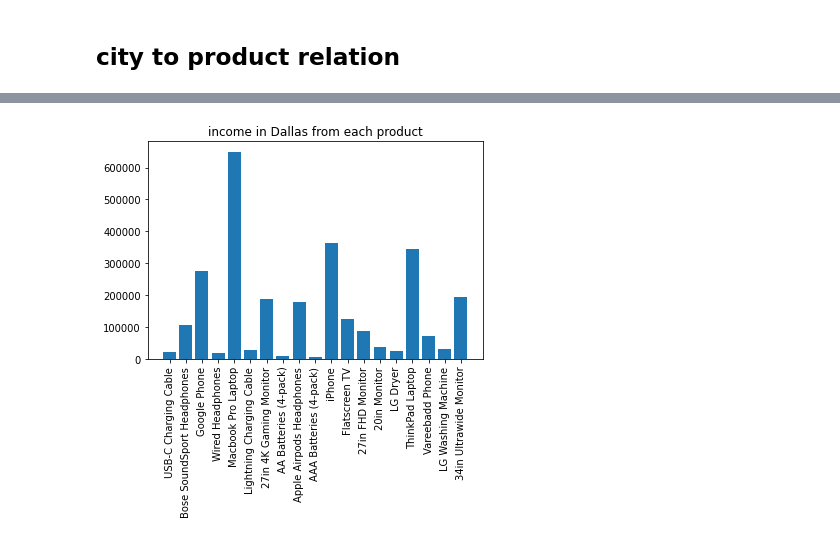
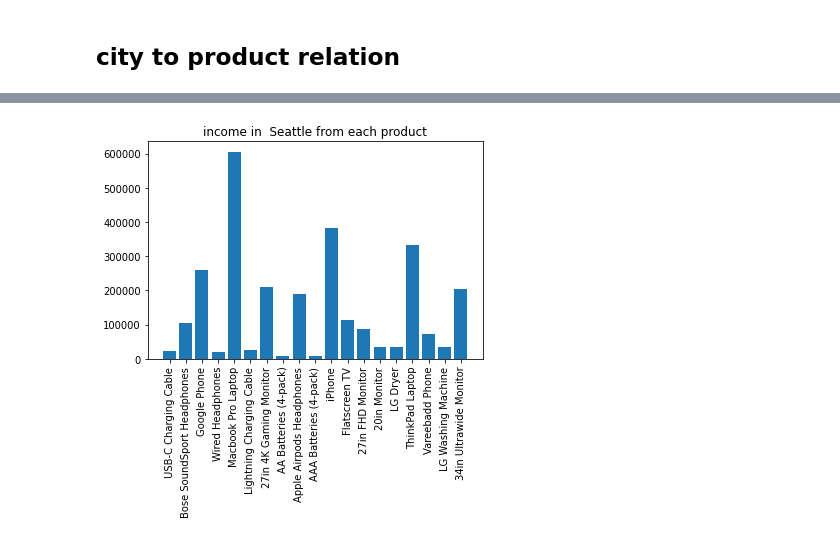
Before and after one commit to shahriarKabir44/learn_data_science, a Jupyter notebook: sales_data_analysis/sales_analysis.ipynb, the cells around one changed output, grey strips where cells are left out. Drawn from its saved outputs; the diff is of its cells as text; code cells hidden in the pictures.

```diff
--- a/sales_data_analysis/sales_analysis.ipynb
+++ b/sales_data_analysis/sales_analysis.ipynb
@@ -416,7 +447,10 @@ plt.show()
 # %%
-plt.bar(range(len(productNames)),income_in_each_city[0],tick_label=productNames )
-plt.title("income in Dallas from each product")
-plt.xticks(rotation=90)
-plt.show()
+def plot_cityWiseIncome(cityID):
+    plt.bar(range(len(productNames)),income_in_each_city[cityID].copy(),tick_label=productNames )
+    plt.title("income in {} from each product".format(cityNames[cityID]))
+    plt.xticks(rotation=90)
+    plt.show()
+
+plot_cityWiseIncome(4)
 # %% [output]
-[figure, old version]
+[figure, new version]
```
Also changed, not shown: parts of 8 cells of this notebook, 3 other files.
